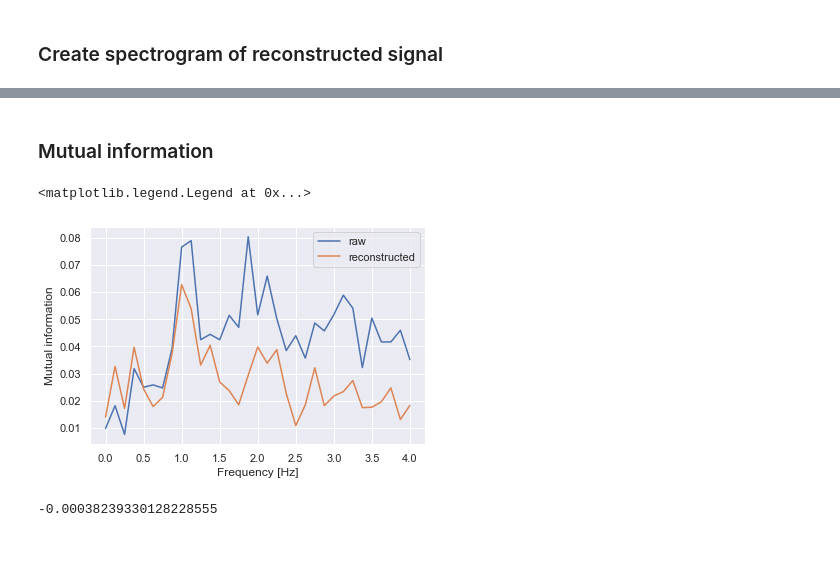
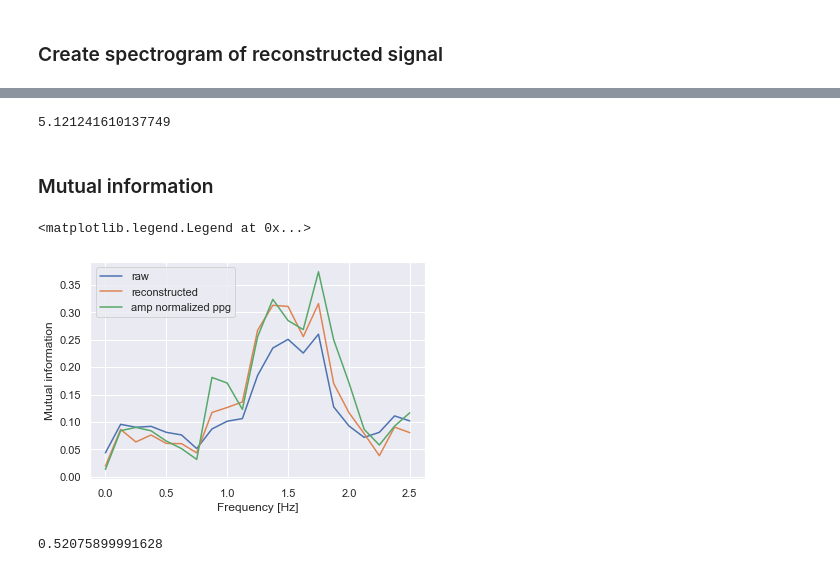
Before and after one commit to pennfranc/adm-ppg-analysis, a Jupyter notebook: mutual information pipeline.ipynb, the cells around one changed output, grey strips where cells are left out. Saved outputs shown, nothing was run; the diff lists cells and outputs as text; code cells hidden in the pictures.

```diff
--- a/mutual information pipeline.ipynb
+++ b/mutual information pipeline.ipynb
@@ -36,4 +39,12 @@ noise = signal.chirp(np.arange(0, duration, 1 / fs), f0=fmin, f1=fmax, t1=durati
 #ppg = clean_signal + noise
+# %%
+def amplitude_normalize(signal, slice_width=512):
+    slices = np.arange(0, len(ppg), slice_width)
+    signal_copy = signal.copy()
+    for slice_start in slices:
+        considered_slice = signal[slice_start:slice_start+slice_width]
+        signal_copy[slice_start:slice_start+slice_width] = considered_slice / np.std(considered_slice)
+    return signal_copy
 # %% [markdown]
 ### Create spectrogram of PPG signal
 # %%
@@ -41,7 +52,9 @@ fs_ppg = 64
 nperseg_ppg = 8 * 64
 noverlap = 6 * 64
 fmin = 0 # Hz
-fmax = 4 # Hz
+fmax = 2.5 # Hz
+
+ppg_amp_normalized = amplitude_normalize(ppg, 64 * 4)
 
 hr_timestamps = np.arange(4, len(hr) * 2 + 4, 2)
 #hr_timestamps = np.arange(0, duration, 1 / fs)  # only valid for artificial signal
@@ -49,6 +62,7 @@ hr_interpolation = interpolate.interp1d(hr_timestamps, hr)
 
 ### create spectrogram
 f_ppg, t_ppg, Sxx_ppg = create_spectrogram(ppg, fs_ppg, nperseg_ppg, noverlap, fmin, fmax, clip_percentile=99)
+_, _, Sxx_ppg_amp_normalized = create_spectrogram(ppg_amp_normalized, fs_ppg, nperseg_ppg, noverlap, fmin, fmax, clip_percentile=99)
 
 # interpolate relevant heart rate measurements
 hr_at_ppg_timestamps = hr_interpolation(t_ppg)
@@ -56,10 +70,10 @@ hr_at_ppg_timestamps = hr_interpolation(t_ppg)
 ### plot ppg spectrogram
 plt.figure(figsize=(15, 9))
 plt.pcolormesh(t_ppg, f_ppg, Sxx_ppg, shading='flat')
-plt.title('PPG measurement spectrogram')
-plt.ylabel('Frequency [Hz]')
-plt.xlabel('Time [s]')
+plt.title('PPG measurement spectrogram', fontsize=15)
+plt.ylabel('Frequency [Hz]', fontsize=14)
+plt.xlabel('Time [s]', fontsize=14)
 
 
-plt.plot(t_ppg, hr_at_ppg_timestamps)
+#plt.plot(t_ppg, hr_at_ppg_timestamps)
 # %% [output]
@@ -95,7 +110,7 @@ def reconstruct_from_spikes(spikes, length, spike_value, use_exponential=False,
     if use_exponential:
         reconstructed_signal = signal.convolve(reconstructed_signal, exp_decaying_filter(tau), mode='full')[:length]
     else:
-        reconstructed_signal = gaussian_filter1d(reconstructed_signal, 20)
+        reconstructed_signal = gaussian_filter1d(reconstructed_signal, 10)
     return reconstructed_signal
 # %%
 high_tau = 0.35
@@ -107,5 +122,5 @@ reconstructed_signal = (
     #reconstruct_from_spikes(up_spikes, len(ppg), -1, tau=high_tau) +
     #reconstruct_from_spikes(down_spikes, len(ppg), 1, tau=high_tau)
 )
-reconstructed_signal = gaussian_filter1d(ppg, 20)
+#reconstructed_signal = gaussian_filter1d(ppg, 1)
 # %%
@@ -192,27 +240,34 @@ plt.plot(f_rec, np.var(Sxx_rec, axis=1))
+# %%
+np.var(ppg_var_across_time) / np.var(rec_var_across_time)
+# %% [output]
+5.121241610137749
 # %% [markdown]
 ### Mutual information
 # %%
 n_neighbors = 10
 num_hr_bins = 15
 num_power_bins = 6
-Sxx_ppg_normalized = normalize(Sxx_ppg, axis=0)
+
 Sxx_rec_normalized = normalize(Sxx_rec, axis=0)
-mutual_info_rec = compute_mutual_information(Sxx_rec, hr_at_ppg_timestamps, num_hr_bins, num_power_bins)
+#mutual_info_rec = compute_mutual_information(Sxx_rec, hr_at_ppg_timestamps, num_hr_bins, num_power_bins)
 mutual_info_rec_sklearn = mutual_info_regression(np.transpose(Sxx_rec), hr_at_ppg_timestamps, n_neighbors=n_neighbors)
-mutual_info_ppg = compute_mutual_information(Sxx_ppg, hr_at_ppg_timestamps, num_hr_bins, num_power_bins)
+#mutual_info_ppg = compute_mutual_information(Sxx_ppg, hr_at_ppg_timestamps, num_hr_bins, num_power_bins)
 mutual_info_ppg_sklearn = mutual_info_regression(np.transpose(Sxx_ppg), hr_at_ppg_timestamps, n_neighbors=n_neighbors)
+mutual_info_ppg_normalized_sklearn = mutual_info_regression(np.transpose(Sxx_ppg_amp_normalized), hr_at_ppg_timestamps, n_neighbors=n_neighbors)
+mutual_info_rec_normalized_sklearn = mutual_info_regression(np.transpose(Sxx_rec_normalized), hr_at_ppg_timestamps, n_neighbors=n_neighbors)
 #plt.plot(f_ppg, mutual_info_ppg, label='ppg')
 #plt.plot(f_rec, mutual_info_rec, label='rec')
 plt.plot(f_ppg, mutual_info_ppg_sklearn, label='raw')
 plt.plot(f_rec, mutual_info_rec_sklearn, label='reconstructed')
+plt.plot(f_rec, mutual_info_ppg_normalized_sklearn, label='amp normalized ppg')
 
 plt.ylabel('Mutual information')
 plt.xlabel('Frequency [Hz]')
 plt.legend()
 # %% [output]
 <matplotlib.legend.Legend at 0x...>
-[figure, old version]
+[figure, new version]
 # %%
-np.mean(mutual_info_rec_sklearn) - np.mean(mutual_info_ppg_sklearn)
+compute_cv_regression_score(np.transpose(Sxx_ppg_amp_normalized), hr_at_ppg_timestamps)
 # %% [output]
--0.00038239330128228555
+0.52075899991628
```
Also changed, not shown: parts of 15 cells of this notebook, 5 other files.
